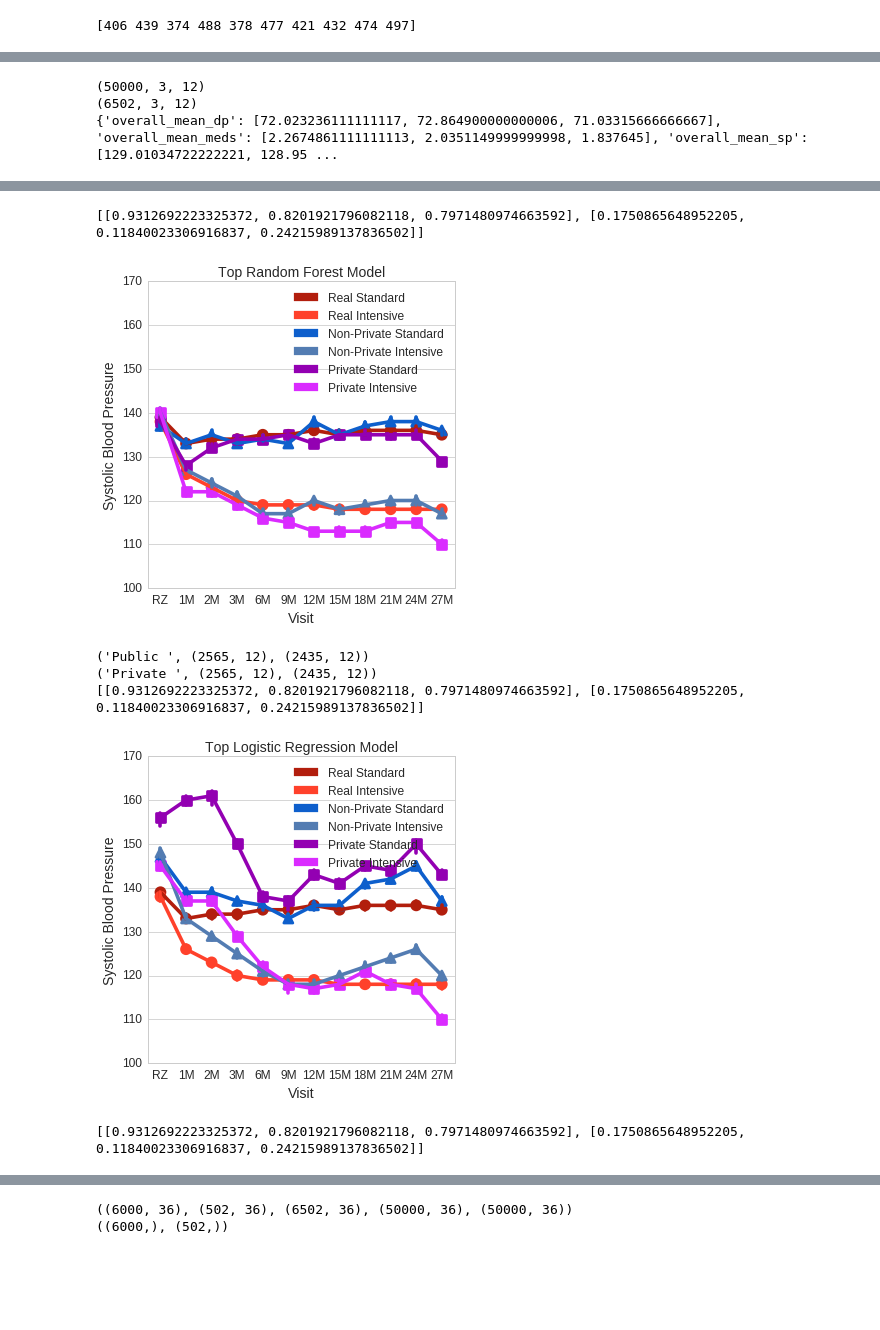
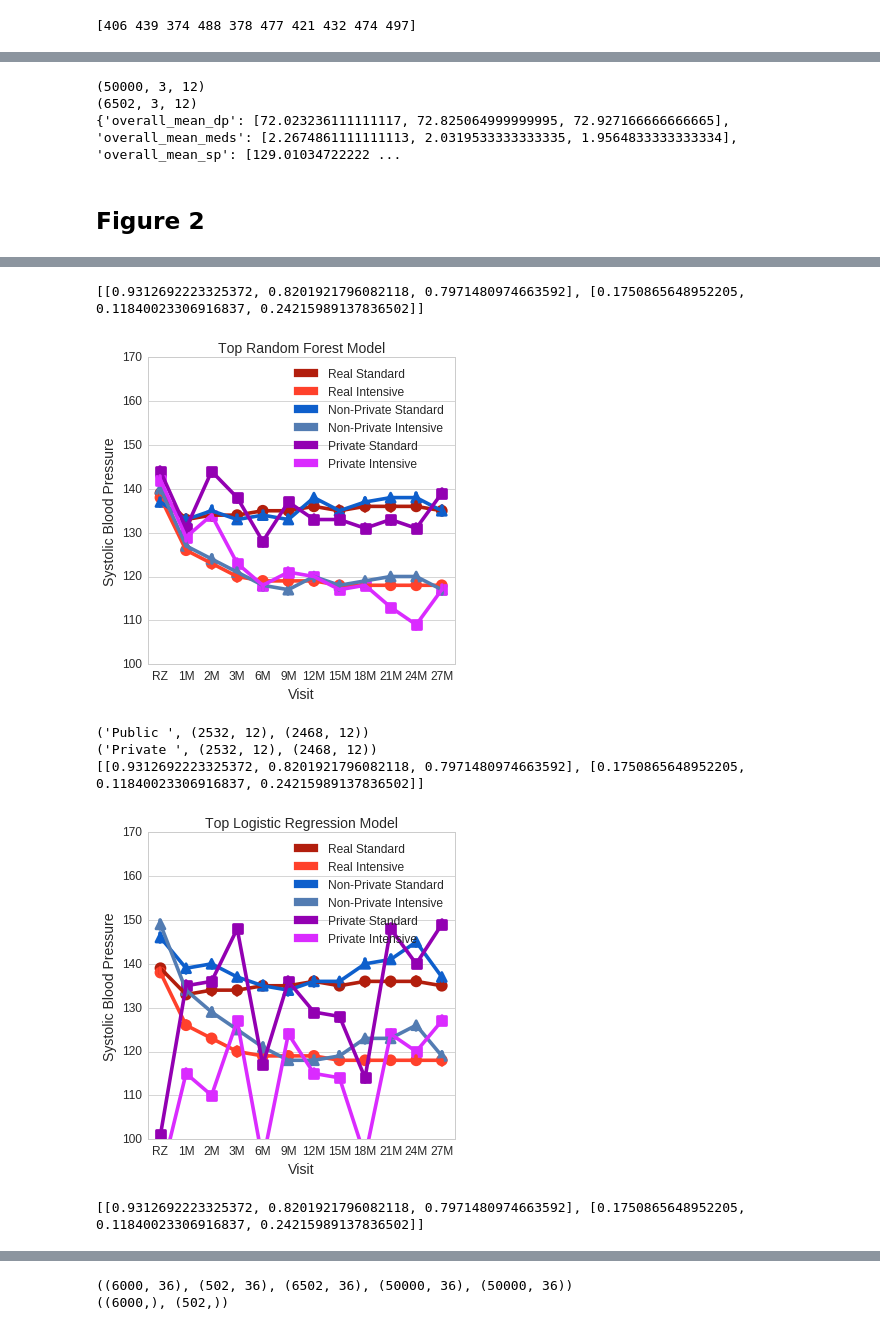
Before and after one commit to greenelab/SPRINT_gan, a Jupyter notebook: Analysis.ipynb, the cells around one changed output, grey strips where cells are left out. Drawn from its saved outputs; the diff is of its cells as text; code cells hidden in the pictures; blank space fills up the shorter version.

```diff
--- a/Analysis.ipynb
+++ b/Analysis.ipynb
@@ -6,17 +6,13 @@ import seaborn as sns
 
 sns.set(context="poster", style='whitegrid', font='sans-serif')
 
-X_real = pkl.load(open('./data/X_processed.pkl', 'rb'))
-y_real = pkl.load(open('./data/y_processed.pkl', 'rb'))
+X_real = pkl.load(open('/data/SPRINT/X_processed.pkl', 'rb'))
+y_real = pkl.load(open('/data/SPRINT/y_processed.pkl', 'rb'))
 
 print(X_real.shape, y_real.shape)
 
-output_dir = './output/'
-public_dir = output_dir + 'acgan_500_0.0002_100'
-
-# private directory for multiple epoch testing - p7
-#private_dir = output_dir + 'p15_8.0_0.0001_500_0.002_100'
-private_dir = '/media/brett/Drive/SPRINT_gan_output/p1_8.0_0.0001_500_0.002_100'
+public_dir = '/data/SPRINT/nonprivate/'
+private_dir = '/data/SPRINT/private/'
 # %% [output]
 ((6502, 3, 12), (6502,))
 # %%
@@ -316,7 +322,9 @@ print(stats_dict)
 # %% [output]
 (50000, 3, 12)
 (6502, 3, 12)
-{'overall_mean_dp': [72.023236111111117, 72.864900000000006, 71.03315666666667], 'overall_mean_meds': [2.2674861111111113, 2.0351149999999998, 1.837645], 'overall_mean_sp': [129.01034722222221, 128.95 ...
+{'overall_mean_dp': [72.023236111111117, 72.825064999999995, 72.927166666666665], 'overall_mean_meds': [2.2674861111111113, 2.0319533333333335, 1.9564833333333334], 'overall_mean_sp': [129.01034722222 ...
+# %% [markdown]
+## Figure 2
 # %%
 from numpy import median
 import matplotlib.patches as mpatches
@@ -353,7 +361,7 @@ colors = ['#B21E0D', '#FF412B', '#0E5FCC', '#537CB2', '#9300B2', '#DA2BFF']
 visit_codes = ['RZ', '1M', '2M', '3M', '6M', '9M', '12M', '15M',
                '18M', '21M', '24M', '27M']
 
-plt.figure(figsize=(5.5, 5.5))
+fig = plt.figure(figsize=(5.5, 5.5))
 ax = sns.pointplot(data=standard_real_sbp, estimator=median,
                    color=colors[0], label='Real Standard',
                    markers=markers[0])
@@ -392,6 +400,7 @@ plt.title('Multi-epoch Model (top 5 RF, top 5 LR)', fontsize=14)
 plt.xlabel('Visit', fontsize=14)
 plt.ylabel('Systolic Blood Pressure', fontsize=14)
 plt.show()
+fig.savefig('./figures/Figure_2D.png', bbox_inches='tight')
 
 # only top epoch rf
 standard_public = X_public[:generate_count][y_public[:generate_count]==0]
@@ -414,7 +423,7 @@ colors = ['#B21E0D', '#FF412B', '#0E5FCC', '#537CB2', '#9300B2', '#DA2BFF']
 visit_codes = ['RZ', '1M', '2M', '3M', '6M', '9M', '12M', '15M',
                '18M', '21M', '24M', '27M']
 
-plt.figure(figsize=(5.5, 5.5))
+fig = plt.figure(figsize=(5.5, 5.5))
 ax = sns.pointplot(data=standard_real_sbp, estimator=median,
                    color=colors[0], label='Real Standard',
                    markers=markers[0])
@@ -453,6 +462,7 @@ plt.title('Top Random Forest Model', fontsize=14)
 plt.xlabel('Visit', fontsize=14)
 plt.ylabel('Systolic Blood Pressure', fontsize=14)
 plt.show()
+fig.savefig('./figures/Figure_2C.png', bbox_inches='tight')
 
 # only top feature lr
 standard_real_sbp = standard_real[:, 0, :]
@@ -477,7 +487,7 @@ colors = ['#B21E0D', '#FF412B', '#0E5FCC', '#537CB2', '#9300B2', '#DA2BFF']
 visit_codes = ['RZ', '1M', '2M', '3M', '6M', '9M', '12M', '15M',
                '18M', '21M', '24M', '27M']
 
-plt.figure(figsize=(5.5, 5.5))
+fig = plt.figure(figsize=(5.5, 5.5))
 ax = sns.pointplot(data=standard_real_sbp, estimator=median,
                    color=colors[0], label='Real Standard',
                    markers=markers[0])
@@ -516,6 +526,7 @@ plt.title('Top Logistic Regression Model', fontsize=14)
 plt.xlabel('Visit', fontsize=14)
 plt.ylabel('Systolic Blood Pressure', fontsize=14)
 plt.show()
+fig.savefig('./figures/Figure_2B.png', bbox_inches='tight')
 
 # only last epoch
 standard_real = X_real[y_real==0]
@@ -541,7 +552,7 @@ colors = ['#B21E0D', '#FF412B', '#0E5FCC', '#537CB2', '#9300B2', '#DA2BFF']
 visit_codes = ['RZ', '1M', '2M', '3M', '6M', '9M', '12M', '15M',
                '18M', '21M', '24M', '27M']
 
-plt.figure(figsize=(5.5, 5.5))
+fig = plt.figure(figsize=(5.5, 5.5))
 ax = sns.pointplot(data=standard_real_sbp, estimator=median,
                    color=colors[0], label='Real Standard',
                    markers=markers[0])
@@ -580,6 +591,7 @@ plt.title('Final Epoch (500) Model', fontsize=14)
 plt.xlabel('Visit', fontsize=14)
 plt.ylabel('Systolic Blood Pressure', fontsize=14)
 plt.show()
+fig.savefig('./figures/Figure_2A.png', bbox_inches='tight')
 # %% [output]
 [[[145 124 117 136 145 144 144 167 120 113 128 117]
   [ 80  68  71  77  83  83  80  87  65  61  69  69]
@@ -599,7 +611,7 @@ plt.show()
 [[0.9312692223325372, 0.8201921796082118, 0.7971480974663592], [0.1750865648952205, 0.11840023306916837, 0.24215989137836502]]
-[figure, old version]
+[figure, new version]
-('Public ', (2565, 12), (2435, 12))
-('Private ', (2565, 12), (2435, 12))
+('Public ', (2532, 12), (2468, 12))
+('Private ', (2532, 12), (2468, 12))
 [[0.9312692223325372, 0.8201921796082118, 0.7971480974663592], [0.1750865648952205, 0.11840023306916837, 0.24215989137836502]]
-[figure, old version]
+[figure, new version]
 [[0.9312692223325372, 0.8201921796082118, 0.7971480974663592], [0.1750865648952205, 0.11840023306916837, 0.24215989137836502]]
```
Also changed, not shown: parts of 23 cells of this notebook, 4 other files.
